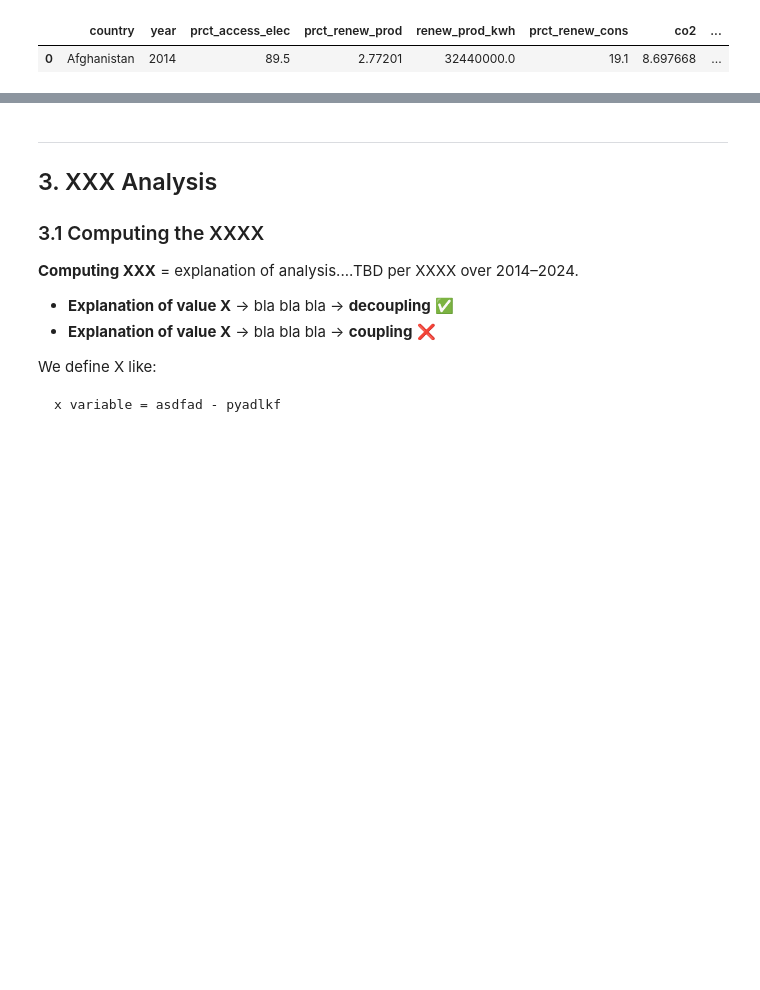
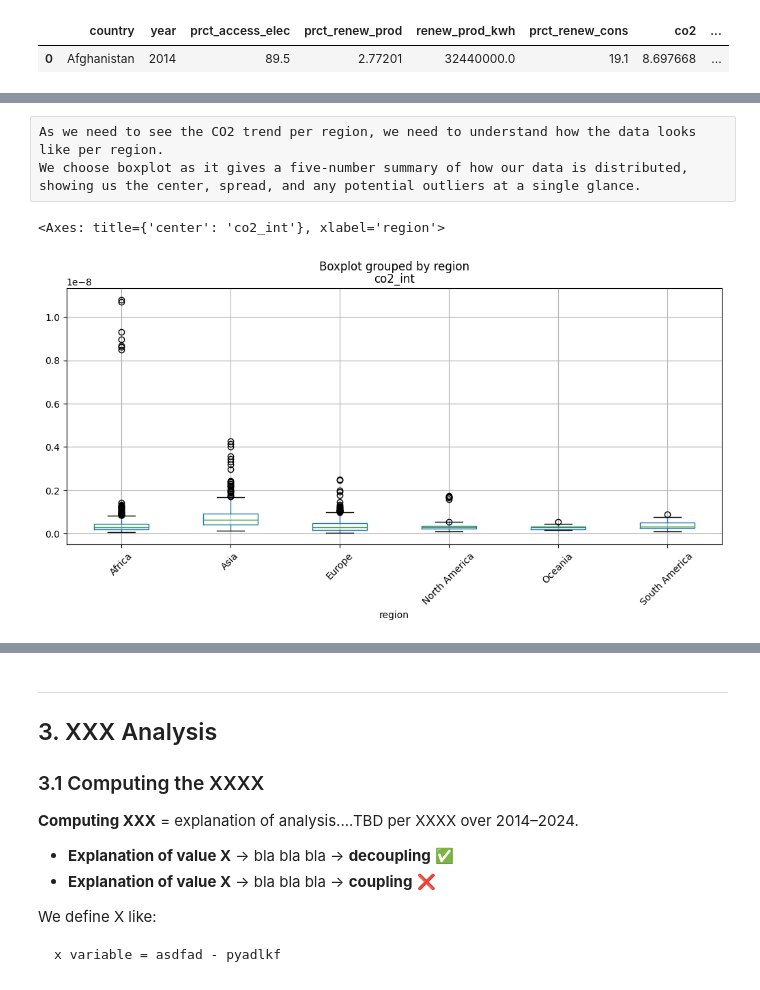
Before and after one commit to cadiyubu/first_project, a Jupyter notebook: notebooks/eda_hypothesis_testing_Diana.ipynb, the cells around one changed output, grey strips where cells are left out. Saved outputs shown, nothing was run; the diff lists cells and outputs as text; code cells hidden in the pictures; blank space fills up the shorter version.

```diff
--- a/notebooks/eda_hypothesis_testing_Diana.ipynb
+++ b/notebooks/eda_hypothesis_testing_Diana.ipynb
@@ -133,13 +134,3 @@ df.head(1)
 # %% [output]
 |  | country | year | prct_access_elec | prct_renew_prod | renew_prod_kwh | prct_renew_cons | co2 | ... |
 | 0 | Afghanistan | 2014 | 89.5 | 2.77201 | 32440000.0 | 19.1 | 8.697668 | ... |
-# %%
-# For the deltas computation, we sort before computing
-df = df.sort_values(["country", "year"]).reset_index(drop=True)
-
-# Delta: annual change in CO₂ intensity (Scenario A)
-df["d_co2_int"] = df.groupby("country")["co2_int"].diff()  ## for the first year it give NaN
-
-# Delta: annual change in renewable consumption share
-df["d_renew_share"] = df.groupby("country")["prct_renew_cons"].diff()  ## for the first year it give NaN
-df.head(5)
@@ -152,0 +151,9 @@ df.head(5)
+# %% [raw]
+As we need to see the CO2 trend per region, we need to understand how the data looks like per region.
+We choose boxplot as it gives a five-number summary of how our data is distributed, showing us the center, spread, and any potential outliers at a single glance.
+# %%
+#building the box plot for the data around region.
+df.boxplot(column='co2_int', by='region', figsize=(12,5), rot=45)
+# %% [output]
+<Axes: title={'center': 'co2_int'}, xlabel='region'>
+[figure, added]
```
Also changed, not shown: parts of 52 cells of this notebook, 7 other files.
